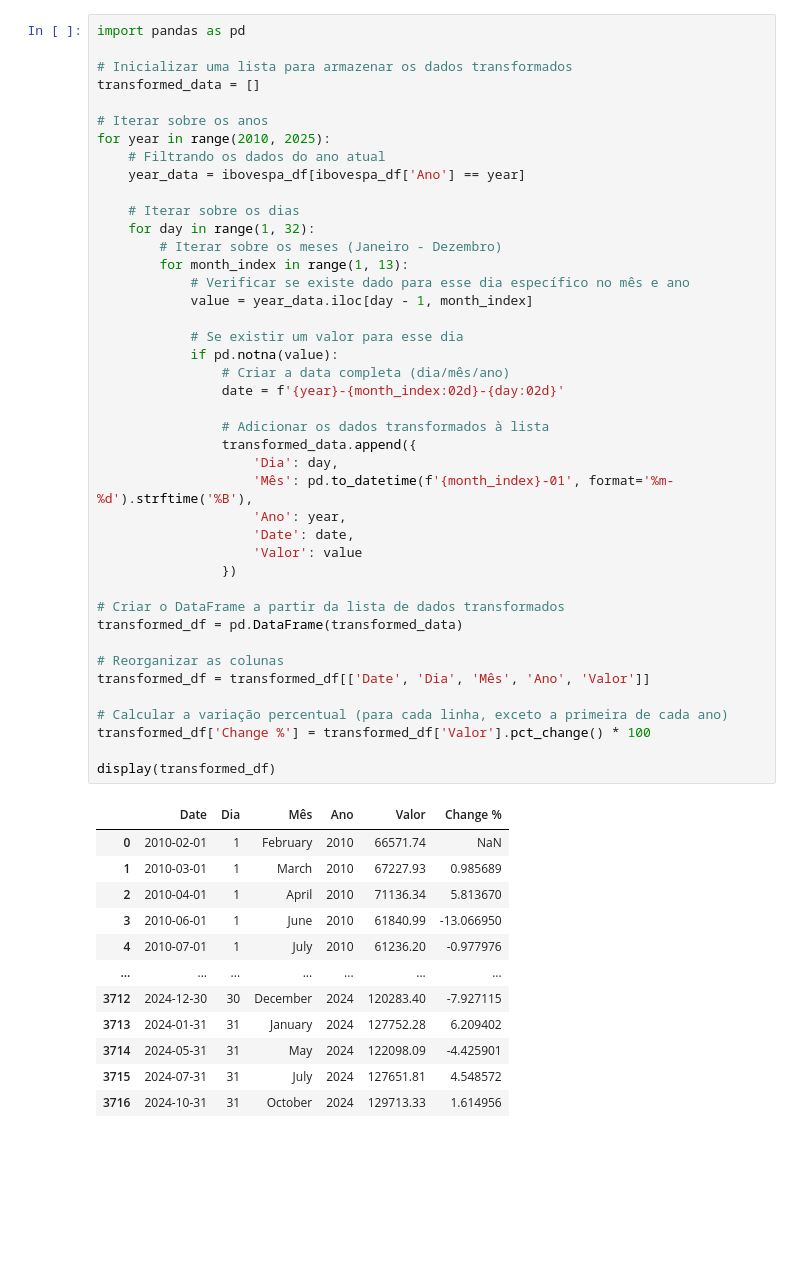
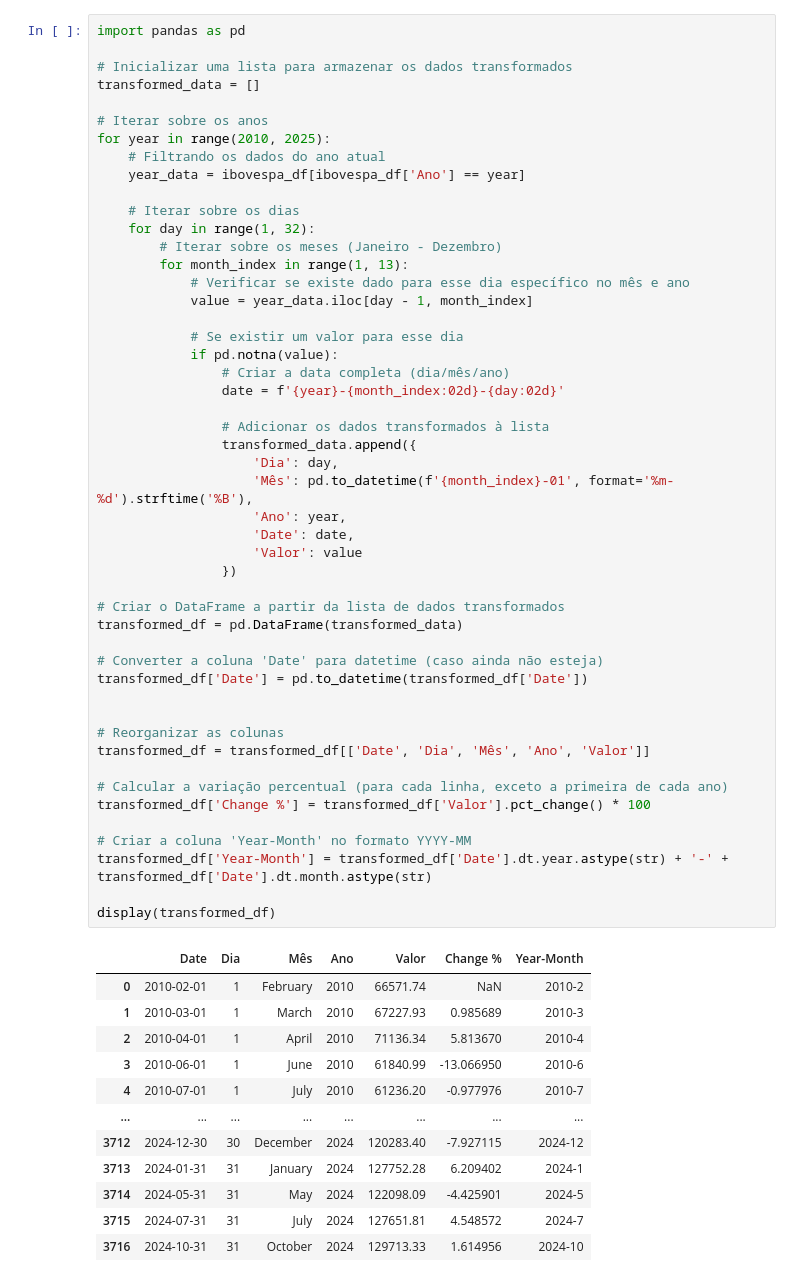
Before and after one commit to Juanpcsdev/Oil-Stock-Project, a Jupyter notebook: Notebooks/ETL/Ibovespa.ipynb, the cells around one changed output. Saved outputs shown, nothing was run; the diff lists cells and outputs as text; blank space fills up the shorter version.

```diff
--- a/Notebooks/ETL/Ibovespa.ipynb
+++ b/Notebooks/ETL/Ibovespa.ipynb
@@ -40,42 +39,49 @@ for year in range(2010, 2025):
         # Iterar sobre os meses (Janeiro - Dezembro)
         for month_index in range(1, 13):
             # Verificar se existe dado para esse dia específico no mês e ano
             value = year_data.iloc[day - 1, month_index]
 
             # Se existir um valor para esse dia
             if pd.notna(value):
                 # Criar a data completa (dia/mês/ano)
                 date = f'{year}-{month_index:02d}-{day:02d}'
 
                 # Adicionar os dados transformados à lista
                 transformed_data.append({
                     'Dia': day,
                     'Mês': pd.to_datetime(f'{month_index}-01', format='%m-%d').strftime('%B'),
                     'Ano': year,
                     'Date': date,
                     'Valor': value
                 })
 
 # Criar o DataFrame a partir da lista de dados transformados
 transformed_df = pd.DataFrame(transformed_data)
 
+# Converter a coluna 'Date' para datetime (caso ainda não esteja)
+transformed_df['Date'] = pd.to_datetime(transformed_df['Date'])
+
+
 # Reorganizar as colunas
 transformed_df = transformed_df[['Date', 'Dia', 'Mês', 'Ano', 'Valor']]
 
 # Calcular a variação percentual (para cada linha, exceto a primeira de cada ano)
 transformed_df['Change %'] = transformed_df['Valor'].pct_change() * 100
 
+# Criar a coluna 'Year-Month' no formato YYYY-MM
+transformed_df['Year-Month'] = transformed_df['Date'].dt.year.astype(str) + '-' + transformed_df['Date'].dt.month.astype(str)
+
 display(transformed_df)
 # %% [output]
-|  | Date | Dia | Mês | Ano | Valor | Change % |
-| 0 | 2010-02-01 | 1 | February | 2010 | 66571.74 | NaN |
-| 1 | 2010-03-01 | 1 | March | 2010 | 67227.93 | 0.985689 |
-| 2 | 2010-04-01 | 1 | April | 2010 | 71136.34 | 5.813670 |
-| 3 | 2010-06-01 | 1 | June | 2010 | 61840.99 | -13.066950 |
-| 4 | 2010-07-01 | 1 | July | 2010 | 61236.20 | -0.977976 |
-| ... | ... | ... | ... | ... | ... | ... |
-| 3712 | 2024-12-30 | 30 | December | 2024 | 120283.40 | -7.927115 |
-| 3713 | 2024-01-31 | 31 | January | 2024 | 127752.28 | 6.209402 |
-| 3714 | 2024-05-31 | 31 | May | 2024 | 122098.09 | -4.425901 |
-| 3715 | 2024-07-31 | 31 | July | 2024 | 127651.81 | 4.548572 |
-| 3716 | 2024-10-31 | 31 | October | 2024 | 129713.33 | 1.614956 |
+|  | Date | Dia | Mês | Ano | Valor | Change % | Year-Month |
+| 0 | 2010-02-01 | 1 | February | 2010 | 66571.74 | NaN | 2010-2 |
+| 1 | 2010-03-01 | 1 | March | 2010 | 67227.93 | 0.985689 | 2010-3 |
+| 2 | 2010-04-01 | 1 | April | 2010 | 71136.34 | 5.813670 | 2010-4 |
+| 3 | 2010-06-01 | 1 | June | 2010 | 61840.99 | -13.066950 | 2010-6 |
+| 4 | 2010-07-01 | 1 | July | 2010 | 61236.20 | -0.977976 | 2010-7 |
+| ... | ... | ... | ... | ... | ... | ... | ... |
+| 3712 | 2024-12-30 | 30 | December | 2024 | 120283.40 | -7.927115 | 2024-12 |
+| 3713 | 2024-01-31 | 31 | January | 2024 | 127752.28 | 6.209402 | 2024-1 |
+| 3714 | 2024-05-31 | 31 | May | 2024 | 122098.09 | -4.425901 | 2024-5 |
+| 3715 | 2024-07-31 | 31 | July | 2024 | 127651.81 | 4.548572 | 2024-7 |
+| 3716 | 2024-10-31 | 31 | October | 2024 | 129713.33 | 1.614956 | 2024-10 |
```
Also changed, not shown: parts of 5 cells of this notebook, 8 other files.
